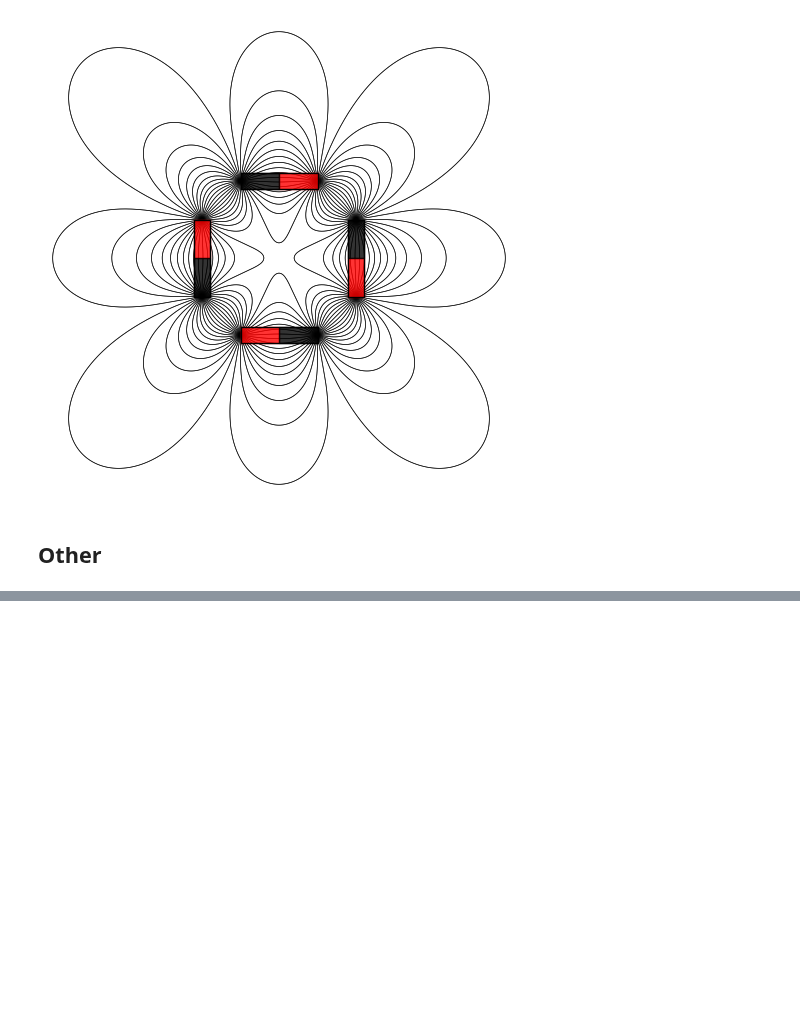
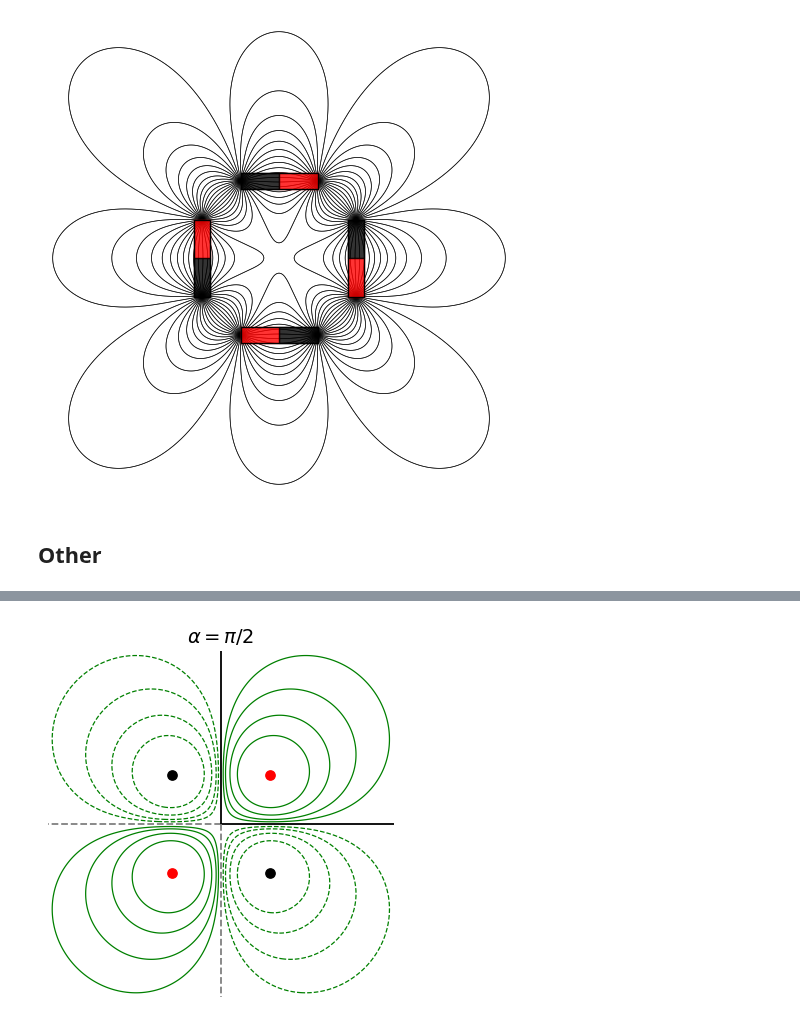
Before and after one commit to rkingery/notebooks, a Jupyter notebook: figures.ipynb, the cells around one changed output, grey strips where cells are left out. Saved outputs shown, nothing was run; the diff lists cells and outputs as text; code cells hidden in the pictures; blank space fills up the shorter version.

```diff
--- a/figures.ipynb
+++ b/figures.ipynb
@@ -821,3 +821,77 @@ plotter.plot();
 # \end{circuitikz}
 
 # \end{document}
+# %%
+import numpy as np
+import matplotlib.pyplot as plt
+import math
+
+def image_charges(alpha_rad, d=1.0, q=1.0):
+    n = int(round(math.pi / alpha_rad))          # α = π / n
+    P0 = np.array([d * math.cos(alpha_rad / 2),
+                   d * math.sin(alpha_rad / 2)]) # real charge
+    # reflections:  y → -y  and  reflection in line making angle α
+    R_y0 = np.array([[1, 0], [0, -1]])
+    n2   = np.array([-math.sin(alpha_rad), math.cos(alpha_rad)])
+    R_line = np.eye(2) - 2 * np.outer(n2, n2) / np.dot(n2, n2)
+    ROT = R_line @ R_y0                           # rotation by 2α
+    charges = []
+    for k in range(n):
+        Pk = np.linalg.matrix_power(ROT, k) @ P0  # rotation (even)
+        charges.append((+q, *Pk))
+        charges.append((-q, *(R_y0 @ Pk)))        # reflect partner (odd)
+    return charges
+
+def plot_wedge(ax, alpha_rad, title_tex, d=1.0, window=3.0, grid_pts=801, contour_base=(1, 0.5, 0.25, 0.125)):
+    charges = image_charges(alpha_rad, d=d)
+    # grid
+    x = np.linspace(-window, window, grid_pts)
+    X, Y = np.meshgrid(x, x)
+    Phi  = np.zeros_like(X)
+    for q_i, x_i, y_i in charges:
+        Phi += q_i / np.hypot(X - x_i, Y - y_i)
+    # mask near singularities
+    mask = np.zeros_like(Phi, dtype=bool)
+    for _, x_i, y_i in charges:
+        mask |= np.hypot(X - x_i, Y - y_i) < 0.10
+    Phi = np.ma.array(Phi, mask=mask)
+    # contour levels (dipole-like geometric series)
+    base = np.array(contour_base)
+    pos_levels = np.sort(base)
+    neg_levels = -np.sort(base)[::-1]
+    ax.contour(X, Y, Phi, levels=pos_levels,  colors='green', linewidths=0.9)
+    ax.contour(X, Y, Phi, levels=neg_levels, colors='green', linewidths=0.9, linestyles='dashed')
+    # draw conductor planes
+    t = np.linspace(0, window, 2)
+    ax.plot(t, np.zeros_like(t), color='black', lw=1.3, linestyle='-')          # y = 0
+    ax.plot(-t, np.zeros_like(t), color='gray', lw=1.3, linestyle='--')
+    if not math.isclose(alpha_rad, math.pi):           # need second plane
+        if math.isclose(alpha_rad, math.pi/2) or math.isclose(alpha_rad, math.pi/4):
+            ax.plot(np.zeros_like(t), t, color='black', lw=1.3, linestyle='-')  # x = 0
+            ax.plot(np.zeros_like(t), -t, color='gray', lw=1.3, linestyle='--')
+        if math.isclose(alpha_rad, math.pi/4) or math.isclose(alpha_rad, math.pi/3):
+            ax.plot(t, math.tan(alpha_rad) * t, color='black', lw=1.3, linestyle='-')  # generic line
+            ax.plot(-t, math.tan(alpha_rad) * t, color='gray', lw=1.3, linestyle='--')
+            ax.plot(-t, -math.tan(alpha_rad) * t, color='gray', lw=1.3, linestyle='--')
+            ax.plot(t, -math.tan(alpha_rad) * t, color='gray', lw=1.3, linestyle='--')
+    # plot charges
+    for q_i, x_i, y_i in charges:
+        ax.scatter(x_i, y_i, s=45, marker='o', color=('red' if q_i > 0 else 'black'), zorder=3)
+
+    ax.set_xlim(-window, window)
+    ax.set_ylim(-window, window)
+    ax.set_aspect('equal')
+    ax.set_axis_off()
+    ax.set_title(title_tex, pad=6, fontsize=14)
+
+# fig, axes = plt.subplots(1, 2, figsize=(8, 8))
+angle_list = [math.pi/2] # [math.pi/4, math.pi/3] # [math.pi, math.pi/2, math.pi/3, math.pi/4]  # radians
+title_list = [r"$\alpha=\pi/2$"] # [r"$\alpha=\pi/4$", r"$\alpha=\pi/3$"] # [r"$\alpha=\pi$", r"$\alpha=\pi/2$", r"$\alpha=\pi/3$", r"$\alpha=\pi/4$"]
+# for ax, alpha, title in zip(axes.flat, angle_list, title_list):
+#     plot_wedge(ax, alpha, title, window=2.5)
+fig, ax = plt.subplots(1, 1, figsize=(4, 4))
+plot_wedge(ax, alpha, title, window=2.5)
+plt.tight_layout()
+plt.show()
+# %% [output]
+[figure, added]
```
